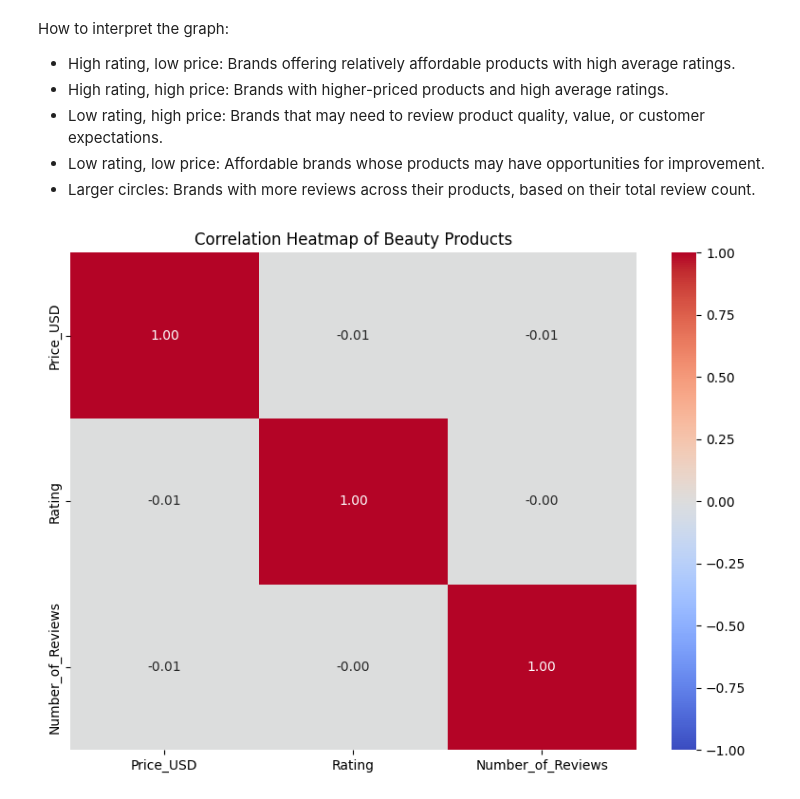
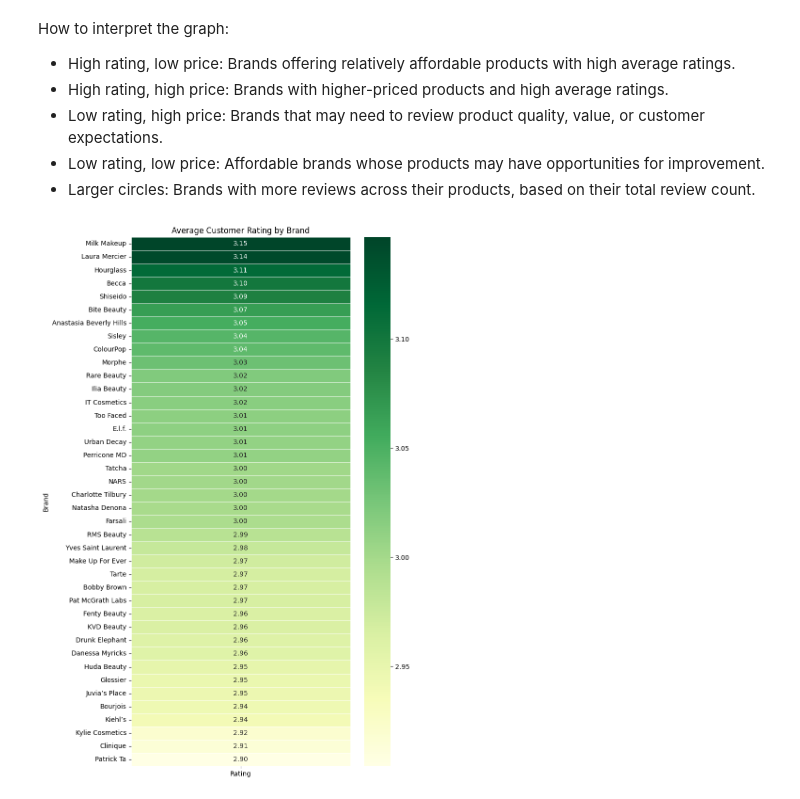
Before and after one commit to Queenmunyere/Skin-Care-App, a Jupyter notebook: Beauty Skin Care.ipynb, the cells around one changed output. Saved outputs shown, nothing was run; the diff lists cells and outputs as text; code cells hidden in the pictures.

```diff
--- a/Beauty Skin Care.ipynb
+++ b/Beauty Skin Care.ipynb
@@ -268,21 +268,23 @@ How to interpret the graph:
 - Low rating, high price: Brands that may need to review product quality, value, or customer expectations.
 - Low rating, low price: Affordable brands whose products may have opportunities for improvement.
 - Larger circles: Brands with more reviews across their products, based on their total review count.
-# %%
-
-# Select numerical columns
-numeric_cols = ["Price_USD", "Rating", "Number_of_Reviews"]
-
-# Calculate correlations
-correlation = df[numeric_cols].corr()
-
-# Plot heatmap
-plt.figure(figsize=(8, 6))
-sns.heatmap(correlation, annot=True, cmap="coolwarm",
-            fmt=".2f", vmin=-1, vmax=1)
-
-plt.title("Correlation Heatmap of Beauty Products")
-plt.tight_layout()
-plt.show()
-# %% [output]
-[figure, removed]
+# %%
+# Create a heatmap to visualize the average customer rating for each brand
+brand_rating = df.groupby('Brand')['Rating'].mean().sort_values(
+    ascending=False
+).to_frame()
+
+plt.figure(figsize=(8, max(5, len(brand_rating) * 0.3)))
+sns.heatmap(
+    brand_rating,
+    annot=True,
+    cmap='YlGn',
+    fmt='.2f',
+    linewidths=0.5
+)
+
+plt.title('Average Customer Rating by Brand')
+plt.tight_layout()
+plt.show()
+# %% [output]
+[figure, added]
```
Also changed, not shown: parts of 17 cells of this notebook.
